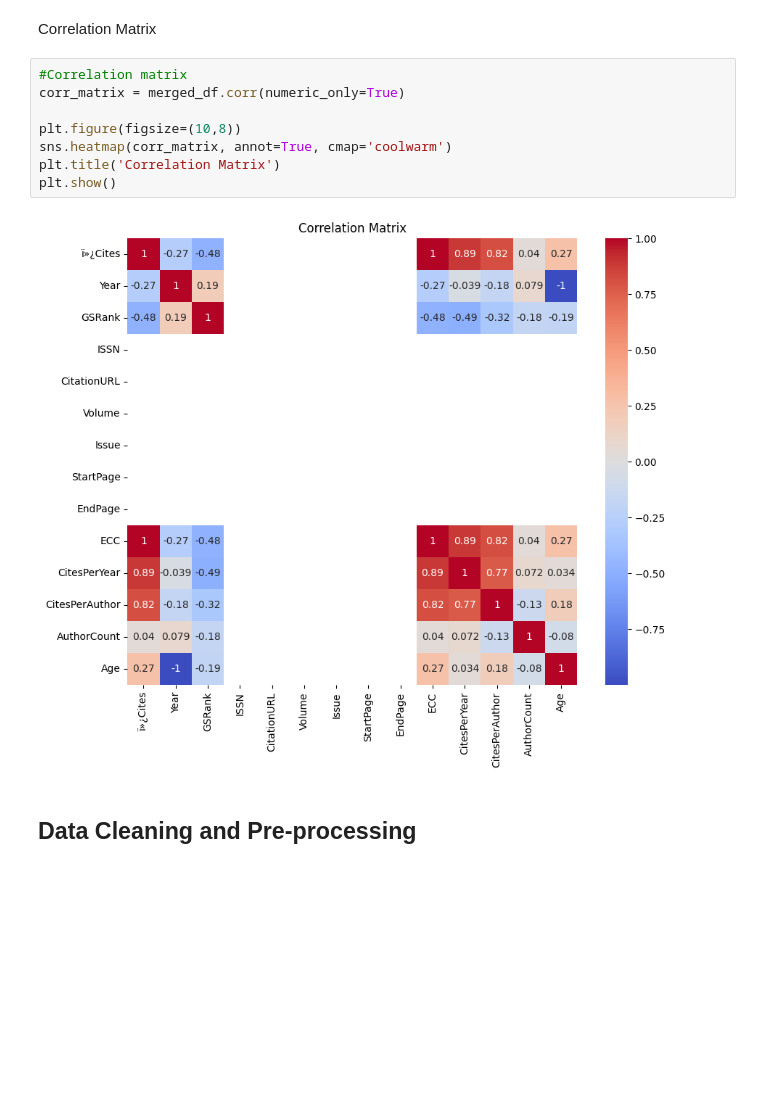
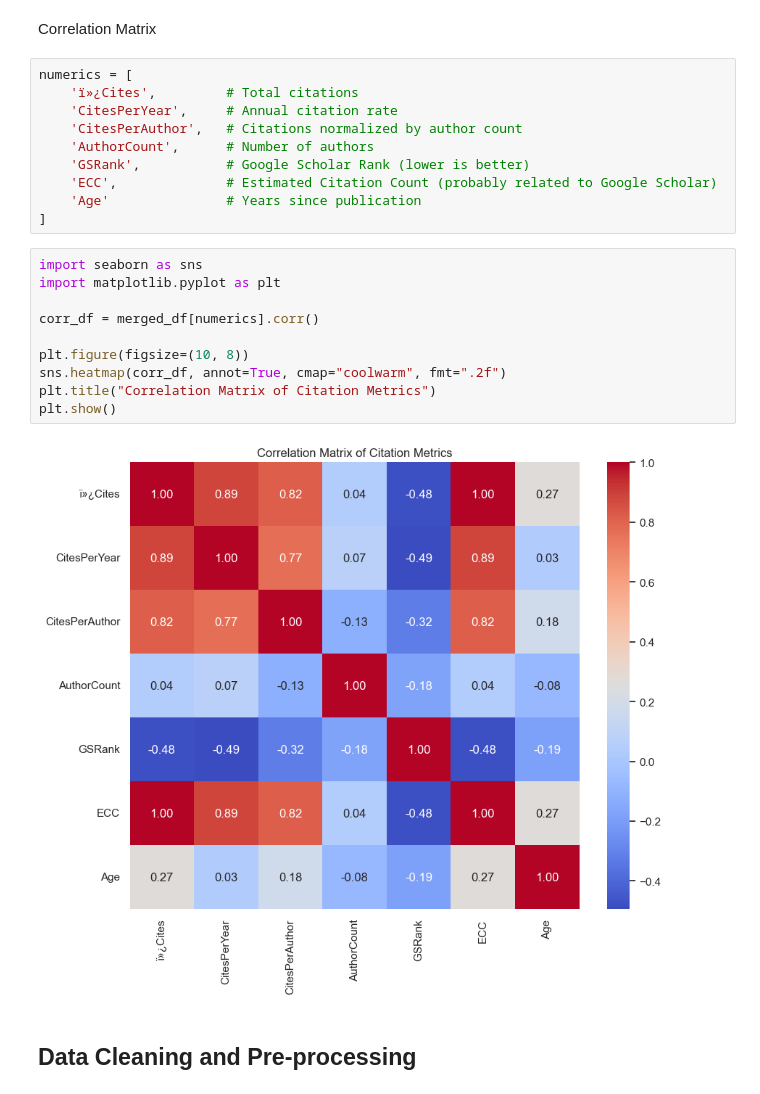
Before and after one commit to senuthcode/Professional-Learning-Goal-, a Jupyter notebook: notebooks/analysis.ipynb, the cells around one changed output. Saved outputs shown, nothing was run; the diff lists cells and outputs as text; blank space fills up the shorter version.

```diff
--- a/notebooks/analysis.ipynb
+++ b/notebooks/analysis.ipynb
@@ -53,16 +86,28 @@ dtypes: float64(7), int64(7), object(12)
 memory usage: 284.5+ KB
 # %% [markdown]
 Correlation Matrix
+# %%
+numerics = [
+    'ï»¿Cites',         # Total citations
+    'CitesPerYear',     # Annual citation rate
+    'CitesPerAuthor',   # Citations normalized by author count
+    'AuthorCount',      # Number of authors
+    'GSRank',           # Google Scholar Rank (lower is better)
+    'ECC',              # Estimated Citation Count (probably related to Google Scholar)
+    'Age'               # Years since publication
+]
 # %%
-#Correlation matrix
-corr_matrix = merged_df.corr(numeric_only=True)
+import seaborn as sns
+import matplotlib.pyplot as plt
 
-plt.figure(figsize=(10,8))
-sns.heatmap(corr_matrix, annot=True, cmap='coolwarm')
-plt.title('Correlation Matrix')
+corr_df = merged_df[numerics].corr()
+
+plt.figure(figsize=(10, 8))
+sns.heatmap(corr_df, annot=True, cmap="coolwarm", fmt=".2f")
+plt.title("Correlation Matrix of Citation Metrics")
 plt.show()
 # %% [output]
-[figure, old version]
+[figure, new version]
 # %% [markdown]
 ## Data Cleaning and Pre-processing
 # %% [markdown]
```
Also changed, not shown: parts of 36 cells of this notebook.
